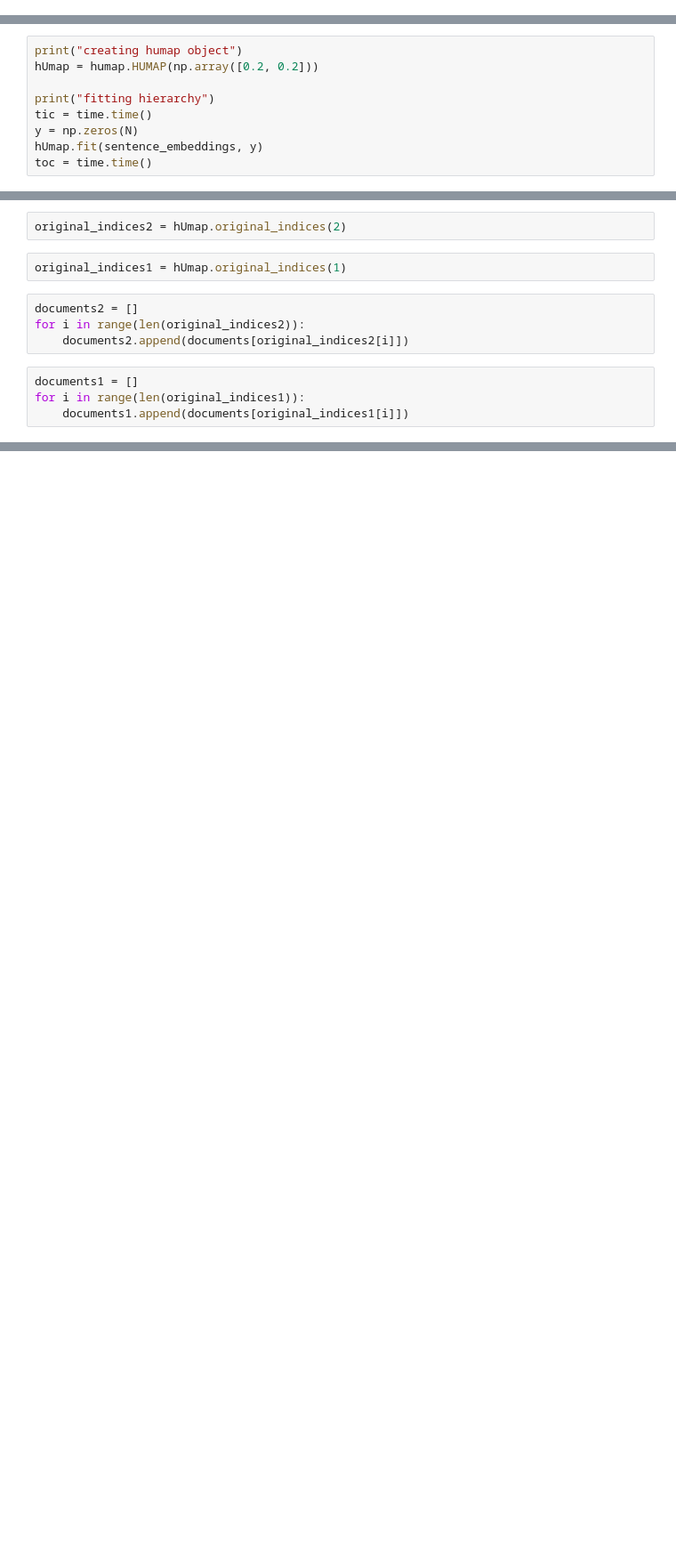
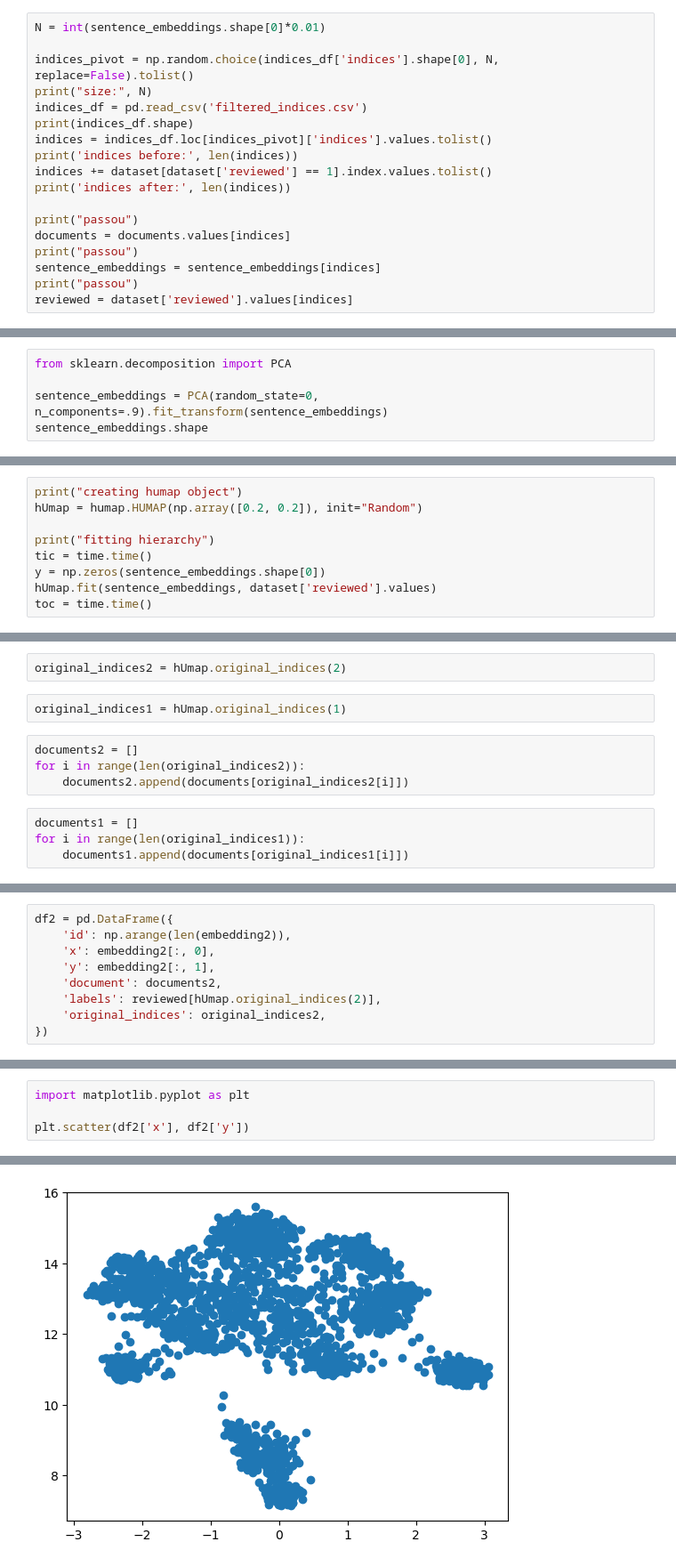
Before and after one commit to wilsonjr/humap, a Jupyter notebook: notebooks/whole-level-embedding.ipynb, the cells around one changed output, grey strips where cells are left out. Shown at 89% size. Drawn from its saved outputs; the diff is of its cells as text; blank space fills up the shorter version.

```diff
--- a/notebooks/whole-level-embedding.ipynb
+++ b/notebooks/whole-level-embedding.ipynb
@@ -42,0 +52,18 @@ sentence_embeddings.shape
+# %%
+N = int(sentence_embeddings.shape[0]*0.01)
+
+indices_pivot = np.random.choice(indices_df['indices'].shape[0], N, replace=False).tolist()
+print("size:", N)
+indices_df = pd.read_csv('filtered_indices.csv')
+print(indices_df.shape)
+indices = indices_df.loc[indices_pivot]['indices'].values.tolist()
+print('indices before:', len(indices))
+indices += dataset[dataset['reviewed'] == 1].index.values.tolist()
+print('indices after:', len(indices))
+
+print("passou")
+documents = documents.values[indices]
+print("passou")
+sentence_embeddings = sentence_embeddings[indices]
+print("passou")
+reviewed = dataset['reviewed'].values[indices]
@@ -42,0 +82,5 @@ sentence_embeddings.shape
+# %%
+from sklearn.decomposition import PCA
+
+sentence_embeddings = PCA(random_state=0, n_components=.9).fit_transform(sentence_embeddings)
+sentence_embeddings.shape
@@ -43,11 +91,11 @@ sentence_embeddings.shape
 # %%
 print("creating humap object")
-hUmap = humap.HUMAP(np.array([0.2, 0.2]))
+hUmap = humap.HUMAP(np.array([0.2, 0.2]), init="Random")
 
 print("fitting hierarchy")
 tic = time.time()
-y = np.zeros(N)
-hUmap.fit(sentence_embeddings, y)
+y = np.zeros(sentence_embeddings.shape[0])
+hUmap.fit(sentence_embeddings, dataset['reviewed'].values)
 toc = time.time()
 # %% [output]
 creating humap object
@@ -143,0 +205,9 @@ HDBSCAN(min_cluster_size=100, min_samples=15)
+# %%
+df2 = pd.DataFrame({
+    'id': np.arange(len(embedding2)),
+    'x': embedding2[:, 0],
+    'y': embedding2[:, 1],
+    'document': documents2,
+    'labels': reviewed[hUmap.original_indices(2)],
+    'original_indices': original_indices2,
+})
@@ -143,0 +216,5 @@ HDBSCAN(min_cluster_size=100, min_samples=15)
+# %%
+import matplotlib.pyplot as plt
+
+plt.scatter(df2['x'], df2['y'])
+# %% [output]
@@ -144 +222,2 @@ HDBSCAN(min_cluster_size=100, min_samples=15)
+[figure, added]
 # %%
```
Also changed, not shown: parts of 26 cells of this notebook, 7 other files.
